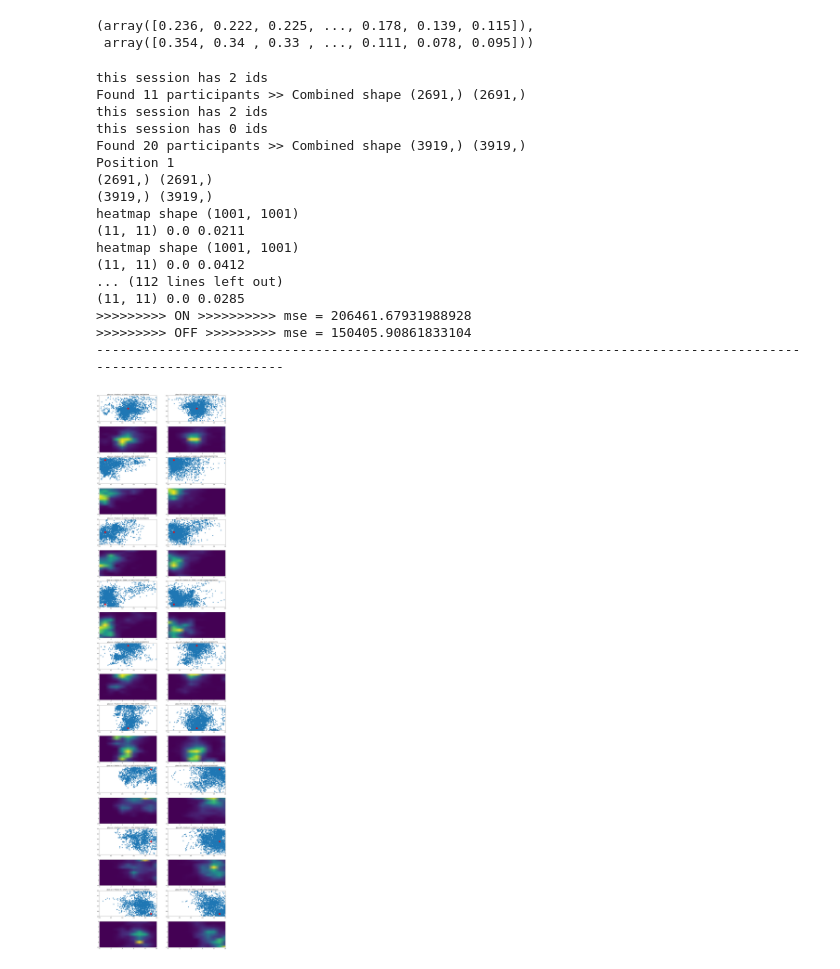
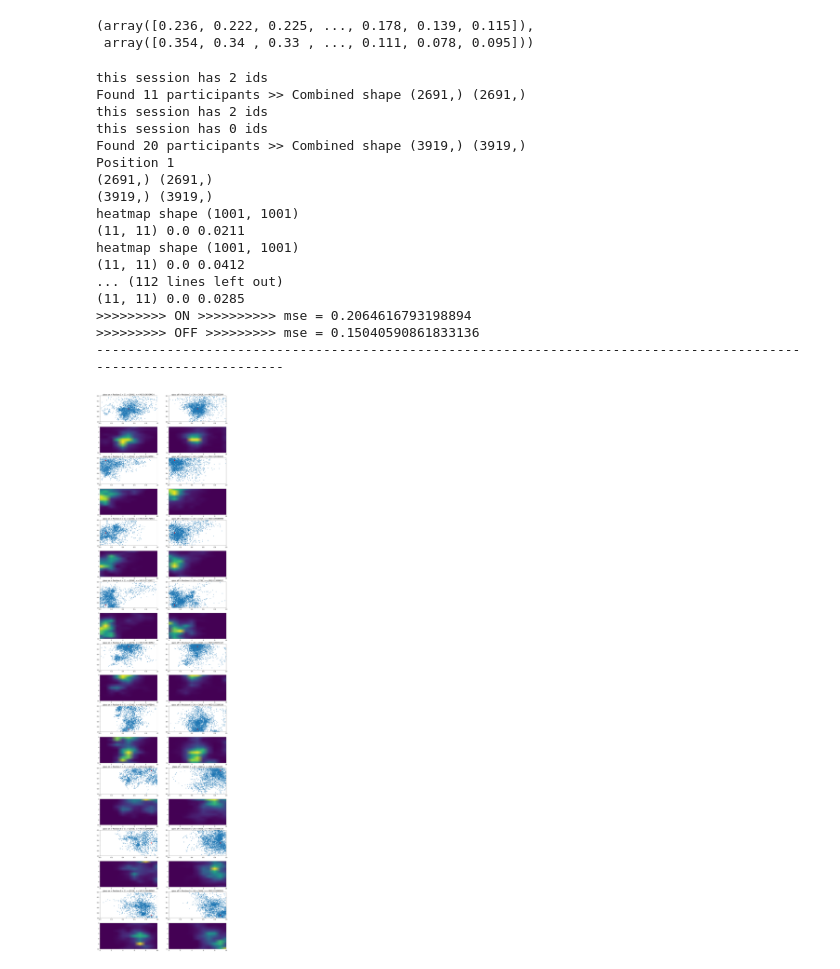
Before and after one commit to arnab-api/AttentionChecker--Student, a Jupyter notebook: Analysis/Real Data/glass_on_off_comparison_group.ipynb, the cells around one changed output. Saved outputs shown, nothing was run; the diff lists cells and outputs as text; code cells hidden in the pictures.

```diff
--- a/Analysis/Real Data/glass_on_off_comparison_group.ipynb
+++ b/Analysis/Real Data/glass_on_off_comparison_group.ipynb
@@ -134,11 +134,3 @@ xrr, yrr = gaze__processOneSession(session['hdehheeafrlqlylodn58si'], 10)
 xrr.shape, yrr.shape
 # %% [output]
 ((124,), (124,))
-# %%
-scle = 7
-plt.rcParams["figure.figsize"] = (scle*16/9,scle)
-plt.scatter(xrr, yrr, s=scle)
-plt.xlim([0,1])
-plt.ylim([0,1])
-plt.gca().invert_yaxis()
-plt.scatter(.5,.5, color='k')
@@ -225,7 +214,7 @@ def plotHeatmap(xrr, yrr, subplot):
 def calculate_MSE(xrr, yrr, marker_x, marker_y):
     ret = 0
     for idx in range(xrr.shape[0]):
-        ret += ((marker_x - xrr[idx])*1000)**2 + ((marker_y - yrr[idx])*1000)**2
+        ret += ((marker_x - xrr[idx]))**2 + ((marker_y - yrr[idx]))**2
     return ret/xrr.shape[0]
 # %%
 not_valid = ["template", "P0", "P0_", "P17"]
@@ -252,7 +241,7 @@ def loadjson__multileSession(key, glass = -1, time_limit = 15):
         counter += 1
 
     print("Found {} participants >> Combined shape".format(counter), combined_xrr.shape, combined_yrr.shape)
-    return combined_xrr, combined_yrr
+    return combined_xrr, combined_yrr, counter
 # %%
 # print("HI")
 loadjson__multileSession("Position 2", glass=1)
@@ -263,6 +252,7 @@ Found 11 participants >> Combined shape (2561,) (2561,)
 (array([0.236, 0.222, 0.225, ..., 0.178, 0.139, 0.115]),
  array([0.354, 0.34 , 0.33 , ..., 0.111, 0.078, 0.095]))
 # %%
+plt.rcParams.update({'font.size': 13})
 ###################################################################################
 comparison_column = 2
 num_keys = 9
@@ -282,8 +272,8 @@ for i in range(1, len(marker_track.keys()) + 1):
     # on_xrr, on_yrr = gaze__processOneSession(glass_on, time_limit)
     # off_xrr, off_yrr = gaze__processOneSession(glass_off, time_limit)
 
-    on_xrr, on_yrr = loadjson__multileSession(key, time_limit=time_limit, glass=1)
-    off_xrr, off_yrr = loadjson__multileSession(key, time_limit=time_limit, glass=0)
+    on_xrr, on_yrr, on_cnt = loadjson__multileSession(key, time_limit=time_limit, glass=1)
+    off_xrr, off_yrr, off_cnt = loadjson__multileSession(key, time_limit=time_limit, glass=0)
 
     on_mse = calculate_MSE(on_xrr, on_yrr, marker_track[key][0], marker_track[key][1])
     off_mse = calculate_MSE(off_xrr, off_yrr, marker_track[key][0], marker_track[key][1])
@@ -292,45 +282,47 @@ for i in range(1, len(marker_track.keys()) + 1):
     print(on_xrr.shape, on_yrr.shape)
     print(off_xrr.shape, off_yrr.shape)
 
-    scle = 40
+    scle = 10
     sb_plot = ax[2*(i-1), 0]
     sb_plot.scatter(on_xrr, on_yrr, s=scle)
     sb_plot.set_xlim([0,1])
     sb_plot.set_ylim([0,1])
     sb_plot.invert_yaxis()
     sb_plot.scatter(marker_track[key][0], marker_track[key][1], color='red', s=scle*5)
-    sb_plot.title.set_text("glass on > {} > {} >> MSE {}".format(key, on_xrr.shape, on_mse))
+    sb_plot.title.set_text("glass on > {} > {} > {} >> MSE {}".format(key, on_cnt, on_xrr.shape, round(on_mse, 8)))
 
     sb_plot = ax[2*(i-1), 1]
     sb_plot.scatter(off_xrr, off_yrr, s=scle)
     sb_plot.set_xlim([0,1])
     sb_plot.set_ylim([0,1])
     sb_plot.invert_yaxis()
     sb_plot.scatter(marker_track[key][0], marker_track[key][1], color='red', s=scle*5)
-    sb_plot.title.set_text("glass off > {} > {} >> MSE {}".format(key, off_xrr.shape, off_mse))
+    sb_plot.title.set_text("glass off > {} > {} > {} >> MSE {}".format(key, off_cnt ,off_xrr.shape, round(off_mse, 8)))
 
     plotHeatmap(on_xrr, on_yrr, ax[2*(i-1) + 1, 0])
     plotHeatmap(off_xrr, off_yrr, ax[2*(i-1) + 1, 1])
 
     print(">>>>>>>>> ON >>>>>>>>>> mse = {}".format(on_mse))
     print(">>>>>>>>> OFF >>>>>>>>> mse = {}".format(off_mse))
     print("------------------------------------------------------------------------------------------------------------------")
+
+    # break
 # %% [output]
 this session has 2 ids
 Found 11 participants >> Combined shape (2691,) (2691,)
 this session has 2 ids
 this session has 0 ids
 Found 20 participants >> Combined shape (3919,) (3919,)
 Position 1
 (2691,) (2691,)
 (3919,) (3919,)
 heatmap shape (1001, 1001)
 (11, 11) 0.0 0.0211
 heatmap shape (1001, 1001)
 (11, 11) 0.0 0.0412
 ... (112 lines left out)
 (11, 11) 0.0 0.0285
->>>>>>>>> ON >>>>>>>>>> mse = 206461.67931988928
->>>>>>>>> OFF >>>>>>>>> mse = 150405.90861833104
+>>>>>>>>> ON >>>>>>>>>> mse = 0.2064616793198894
+>>>>>>>>> OFF >>>>>>>>> mse = 0.15040590861833136
 ------------------------------------------------------------------------------------------------------------------
-[figure, old version]
+[figure, new version]
```
Also changed, not shown: parts of 1 cell of this notebook, 1 other file.
